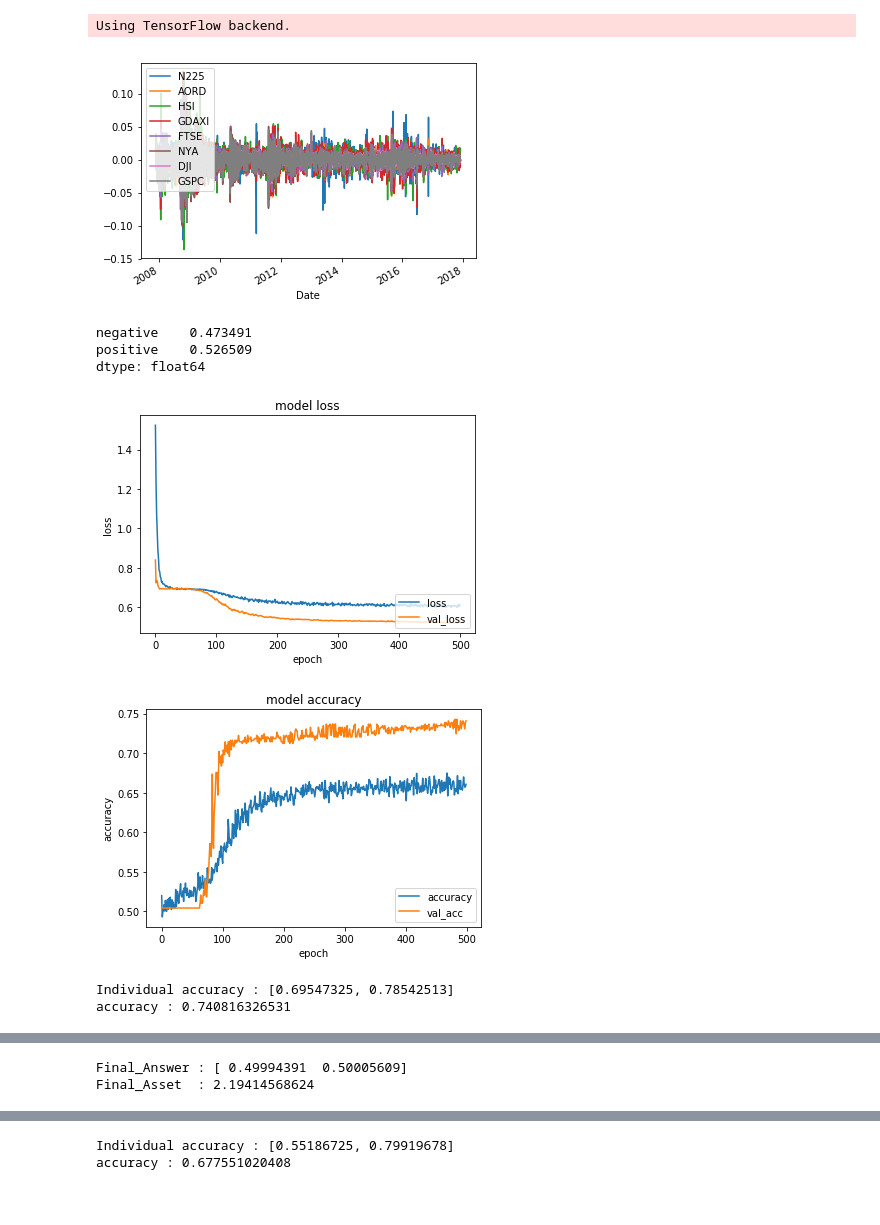
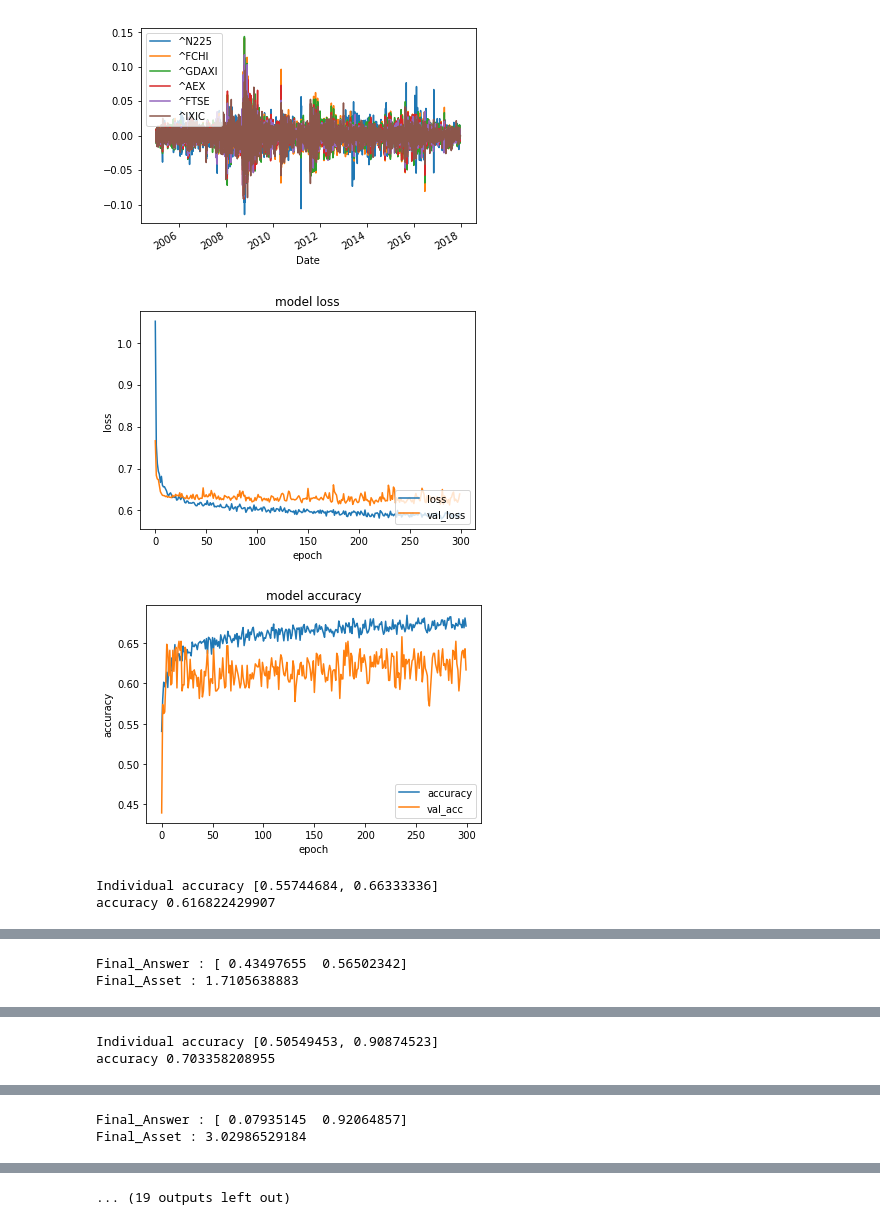
Before and after one commit to 5f5e0ff/repository, a Jupyter notebook: TensorFlowMachineLearning/TensorFlowMachineLearning.ipynb, the cells around one changed output, grey strips where cells are left out. Saved outputs shown, nothing was run; the diff lists cells and outputs as text; code cells hidden in the pictures.

```diff
--- a/TensorFlowMachineLearning/TensorFlowMachineLearning.ipynb
+++ b/TensorFlowMachineLearning/TensorFlowMachineLearning.ipynb
@@ -5,23 +5,30 @@ import matplotlib.pyplot as plt
 import time
 from keras_model import Model
 
-# ダウンロードしてきたやつ
-INDEIES = ["N225",
-           "AORD",
-           "HSI",
-           "GDAXI",
-           "FTSE",
-           "NYA",
-           "DJI",
-           "GSPC",
+INDEIES = ['^N225',
+           #'^AORD',
+           #'^STOXX50E',
+           '^FCHI',
+           '^GDAXI',
+           #'^HSI',
+           #'FTSEMIB.MI',
+           '^AEX',
+           #'^IBEX',
+           '^FTSE',
+           '^IXIC',
+           #'^DJI',
+           #'^GSPC',
+           #'JPY=X',
+           #'EURJPY=X',
+           #'GBPJPY=X',
           ]
-ANSWER = "N225"
+ANSWER = INDEIES[0]
 
 def getClosing():
     closing = pd.DataFrame()
     for index in INDEIES:
         # na_valuesは文字列"null"のとき空として扱う
-        df = pd.read_csv("../data/input5/" + index + ".csv", na_values=["null"])
+        df = pd.read_csv("../data/input6/" + index + ".csv", na_values=["null"])
         df["Date"] = pd.to_datetime(df["Date"])
         df = df.set_index("Date")
         closing[index] = df["Close"]
@@ -33,7 +40,8 @@ def getClosing():
     del closing["LH"]
     for index in INDEIES:
         #closing[index] = closing[index] / max(closing[index])
-        closing[index] = np.log(closing[index] / closing[index].shift())
+        #closing[index] = np.log((closing[index]+1e-8) / (closing[index].shift()+1e-8))
+        closing[index] = ((closing[index]+1e-8)-(closing[index].shift()+1e-8)) / (closing[index].shift()+1e-8)
     #グラフ表示
     closing.plot()
     plt.show()
@@ -51,45 +59,40 @@ def getTraningData():
     days_before = range(1,4)
     answers = pd.DataFrame(columns = ["negative", "positive"])
     columns = []
     for index in INDEIES:
         columns += [index + "_" + str(before) for before in days_before]
     features = pd.DataFrame(columns = columns)
-    for i in range(4, len(closing)):
+    for i in range(len(days_before)+1, len(closing)):
         # 予測の部分は当日のデータ
         answers = answers.append({
             "negative" : closing["negative"].iloc[i],
             "positive" : closing["positive"].iloc[i]}, ignore_index=True)
         data={}
         # ほかの指標は１個前のデータ
         for index in INDEIES:
             for before in days_before :
                 data[index + "_" + str(before)] = closing[index].iloc[i - before]
         features = features.append(data, ignore_index=True)
     for i in days_before :
         drop_col = ANSWER+"_"+str(i)
         #del features[drop_col] # 予測するデータの過去データを入れないとき
     # 予測する元のデータ , 予測するべきデータ
     return features, answers, LH
 
 if __name__ == "__main__":
     start = time.time()
     features, answers, LH = getTraningData()
-    print(np.mean(answers))
-    popo = 5
-    layers = [50,25]
+    popo = 6
     for test in range(0,popo):
-        model = Model(features,answers,layers,test*(1/popo),test*(1/popo)+(1/popo))
-        model.train()
+        layers = [50,25]
+        model = Model(features,answers,layers,test/popo,(test+1)/popo)
+        model.train(300,16)
         model.test()
         model.value(ANSWER+"_1", LH)
     print("elapsed_time :", time.time()-start, "[sec]")
 # %% [output]
-Using TensorFlow backend.
-[figure, old version]
+[figure, new version]
-negative    0.473491
-positive    0.526509
-dtype: float64
-[figure, old version]
+[figure, new version]
-[figure, old version]
+[figure, new version]
-Individual accuracy : [0.69547325, 0.78542513]
-accuracy : 0.740816326531
+Individual accuracy [0.55744684, 0.66333336]
+accuracy 0.616822429907
@@ -97,2 +100,2 @@ accuracy : 0.740816326531
-Final_Answer : [ 0.49994391  0.50005609]
-Final_Asset  : 2.19414568624
+Final_Answer : [ 0.43497655  0.56502342]
+Final_Asset : 1.7105638883
@@ -100,0 +104,2 @@ Final_Asset  : 2.19414568624
+Individual accuracy [0.50549453, 0.90874523]
+accuracy 0.703358208955
@@ -100,0 +107,2 @@ Final_Asset  : 2.19414568624
+Final_Answer : [ 0.07935145  0.92064857]
+Final_Asset : 3.02986529184
@@ -101,2 +110 @@ Final_Asset  : 2.19414568624
-Individual accuracy : [0.55186725, 0.79919678]
-accuracy : 0.677551020408
+... (19 outputs left out)
```
Also changed, not shown: parts of 1 cell of this notebook, 3 other files.
